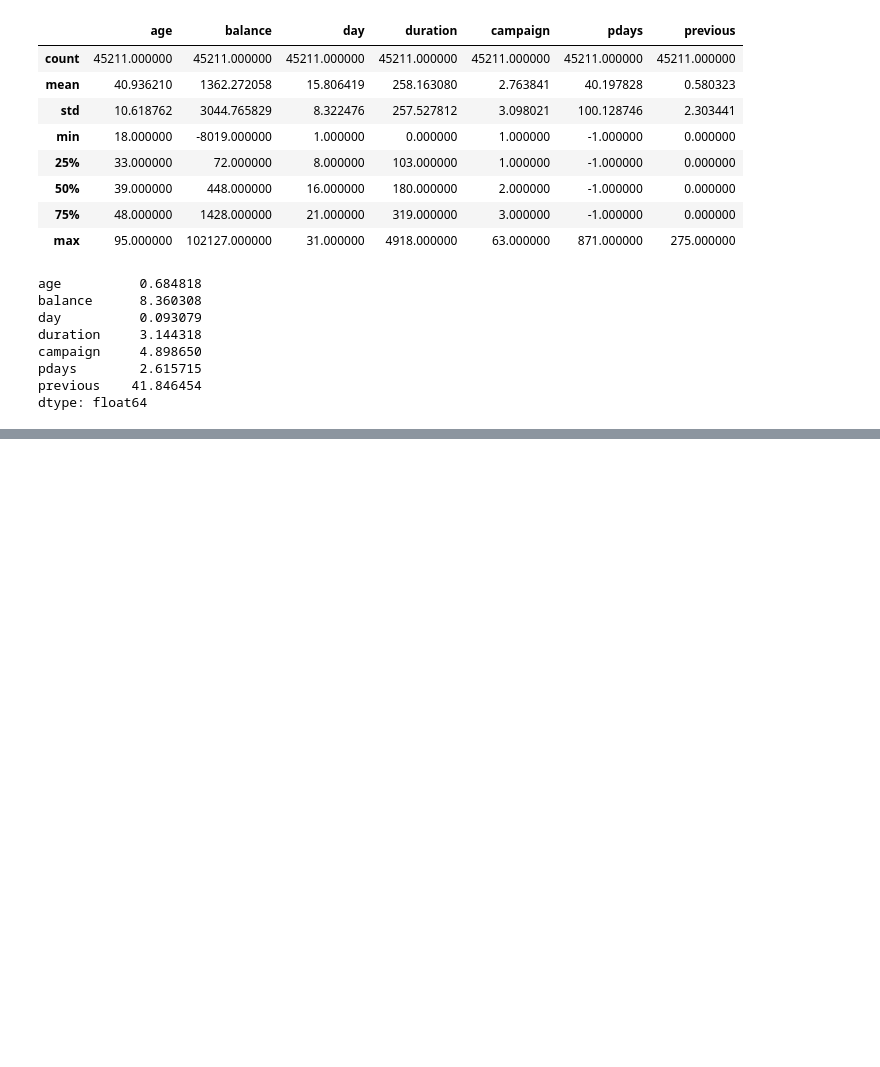
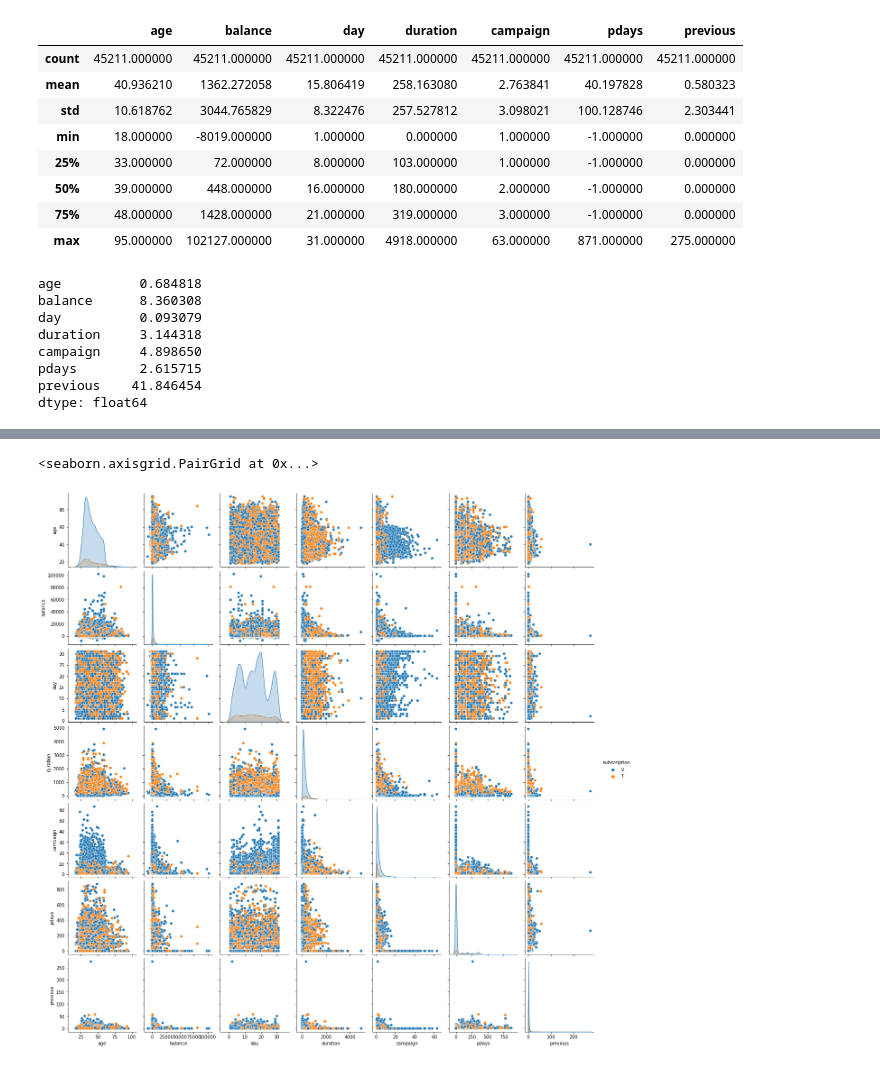
Before and after one commit to AnaRecio/Bank-Marketing-Campaign, a Jupyter notebook: EDA.ipynb, the cells around one changed output, grey strips where cells are left out. Drawn from its saved outputs; the diff is of its cells as text; code cells hidden in the pictures; blank space fills up the shorter version.

```diff
--- a/EDA.ipynb
+++ b/EDA.ipynb
@@ -105,0 +101,3 @@ plt.show()
+# %%
+df_full['subscription'] = df_full['y'].map( {'no': 0, 'yes': 1} ).astype(int)
+df_full.info()
@@ -105,0 +122,5 @@ plt.show()
+# %%
+sns.pairplot(df_full, hue="subscription")
+# %% [output]
+<seaborn.axisgrid.PairGrid at 0x...>
+[figure, added]
```
Also changed, not shown: parts of 14 cells of this notebook.
